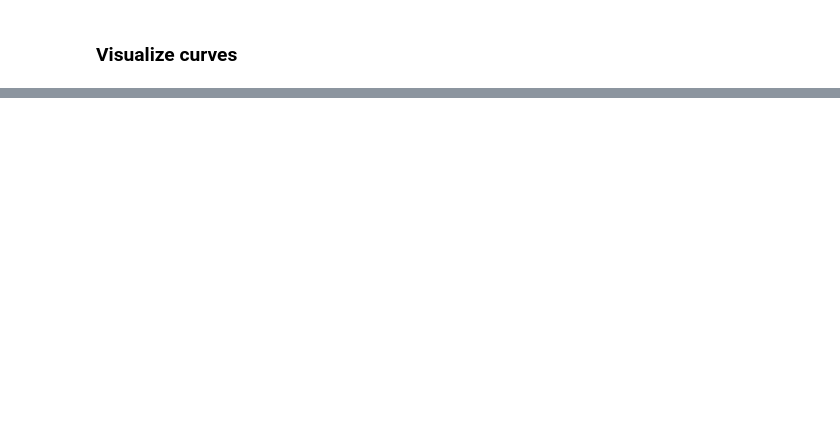
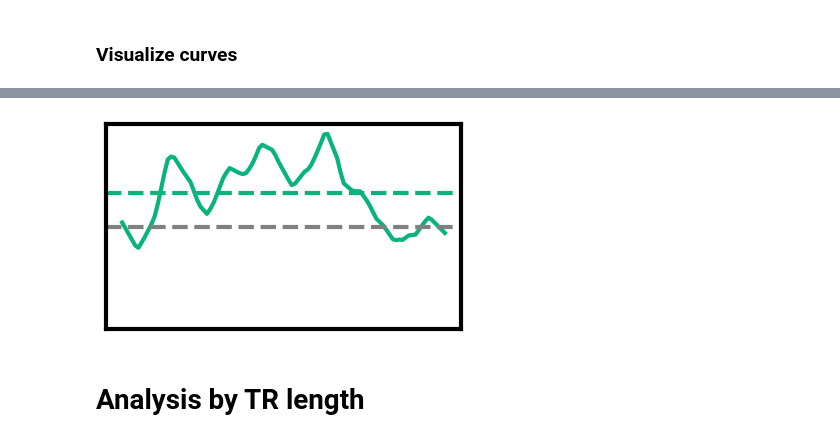
Before and after one commit to microsoft/automated-explanations, a Jupyter notebook: notebooks_stories/2_analyze_pilot/01_resp_avg_curves.ipynb, the cells around one changed output, grey strips where cells are left out. Saved outputs shown, nothing was run; the diff lists cells and outputs as text; code cells hidden in the pictures; blank space fills up the shorter version.

```diff
--- a/notebooks_stories/2_analyze_pilot/01_resp_avg_curves.ipynb
+++ b/notebooks_stories/2_analyze_pilot/01_resp_avg_curves.ipynb
@@ -121,3 +154,23 @@ mean resp -0.009645149596978625
+# %%
+plt.figure(figsize=(4, 2.5))
+plt.plot(resps_rep_means[5], '-', color='#08b47c', lw=3)
+plt.axhline(0, color='gray', linestyle='--', lw=3)
+plt.axhline(np.mean(resps_rep_means[5]), color='#08b47c', linestyle='--', lw=3)
+plt.ylim(-2, 2)
+plt.xticks([])
+plt.yticks([])
+# turn on all splines
+for spine in plt.gca().spines.values():
+    spine.set_visible(True)
+
+    # make spline thick
+    spine.set_linewidth(3)
+plt.savefig(join(sasc.config.RESULTS_DIR, 'figs',
+            'misc', 'food_prep_avg_driving_resp.pdf'), bbox_inches='tight')
+# %% [output]
+[figure, added]
+# %% [markdown]
+# Analysis by TR length
 # %%
 resp_means_by_len = []
 counts_by_len = []
```
Also changed, not shown: parts of 11 cells of this notebook, 1 other file.
